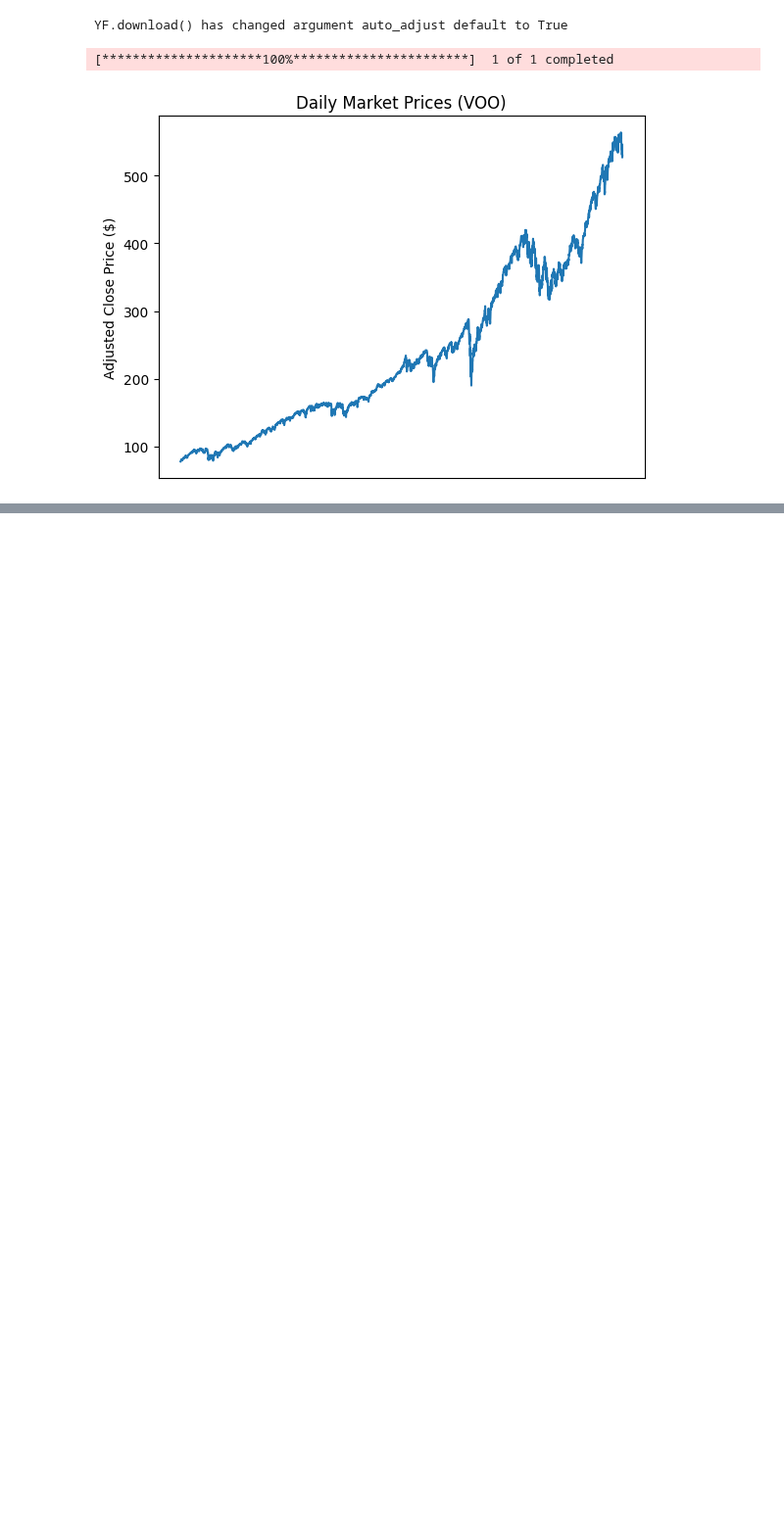
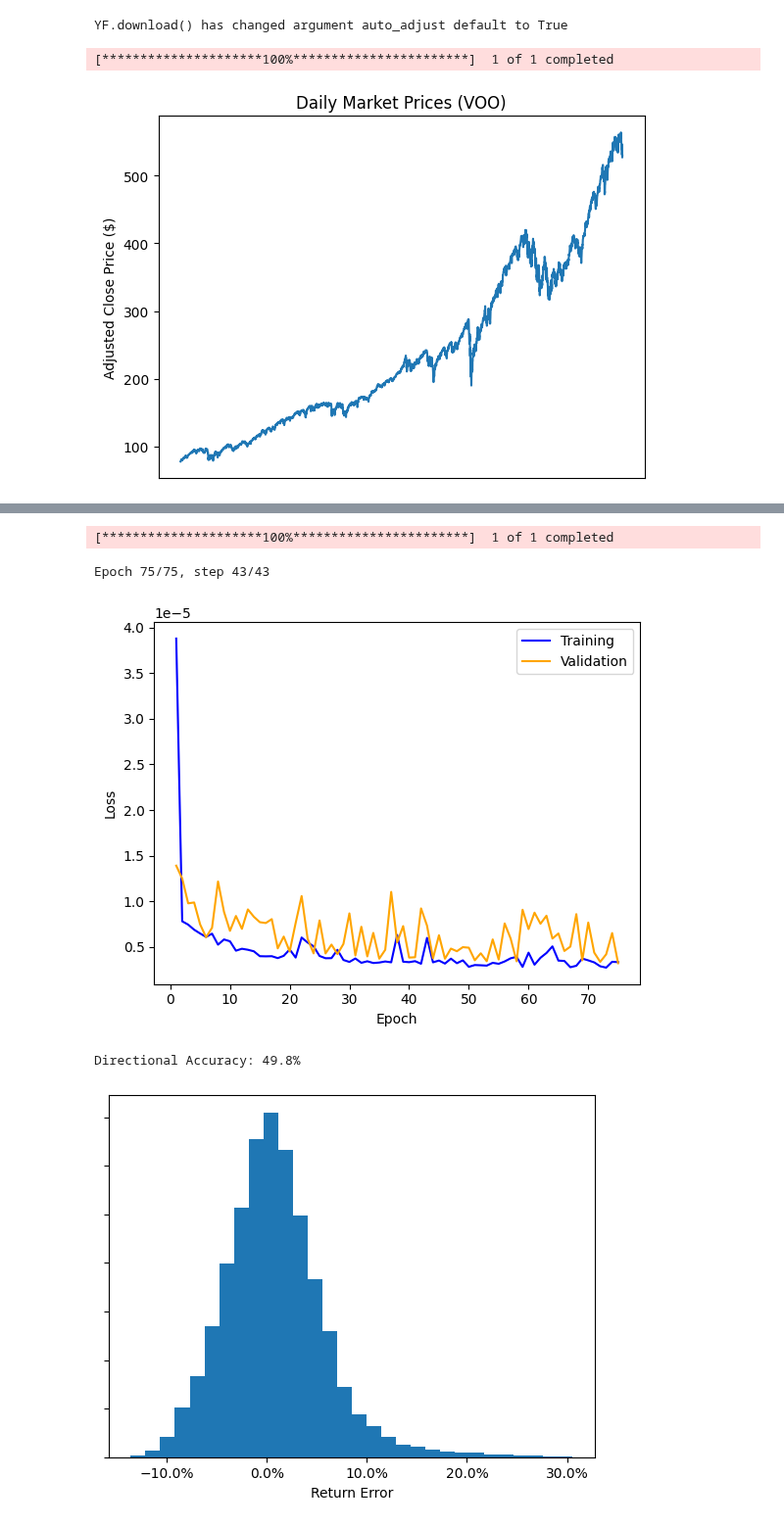
Before and after one commit to adamcataldo/letsbuildmodels, a Jupyter notebook: notebooks/stock_forecasting/market_forecasts.ipynb, the cells around one changed output, grey strips where cells are left out. Shown at 98% size. Drawn from its saved outputs; the diff is of its cells as text; code cells hidden in the pictures; blank space fills up the shorter version.

```diff
--- a/notebooks/stock_forecasting/market_forecasts.ipynb
+++ b/notebooks/stock_forecasting/market_forecasts.ipynb
@@ -72,0 +75,35 @@ TypeError: MASELoss.forward() missing 1 required positional argument: 'x'
+# %%
+import torch.nn.functional as F
+
+class FFN(torch.nn.Module):
+    def __init__(self, lookback):
+        super().__init__()
+        self.layer_1 = nn.Linear(lookback, 64)
+        self.layer_2 = nn.Linear(64, 32)
+        self.layer_3 = nn.Linear(32, 32)
+        self.layer_4 = nn.Linear(32, 1)
+
+    def forward(self, x):
+        x = x.squeeze(2)
+        x = self.layer_1(x)
+        x = F.relu(x)
+        x = self.layer_2(x)
+        x = F.relu(x)
+        x = self.layer_3(x)
+        x = F.relu(x)
+        x = self.layer_4(x)
+        return x
+
+
+lookback = 256
+processor256 = ClosePricesPreprocessor(lookback=lookback)
+train_loader, val_loader, test_loader = processor1.get_loaders()
+
+model = FFN(lookback)
+validate_model(model, processor256, epochs=75, loss_fn=loss)
+# %% [output]
+[*********************100%***********************]  1 of 1 completed
+Epoch 75/75, step 43/43
+[figure, added]
+Directional Accuracy: 49.8%
+[figure, added]
```
Also changed, not shown: parts of 3 cells of this notebook.
